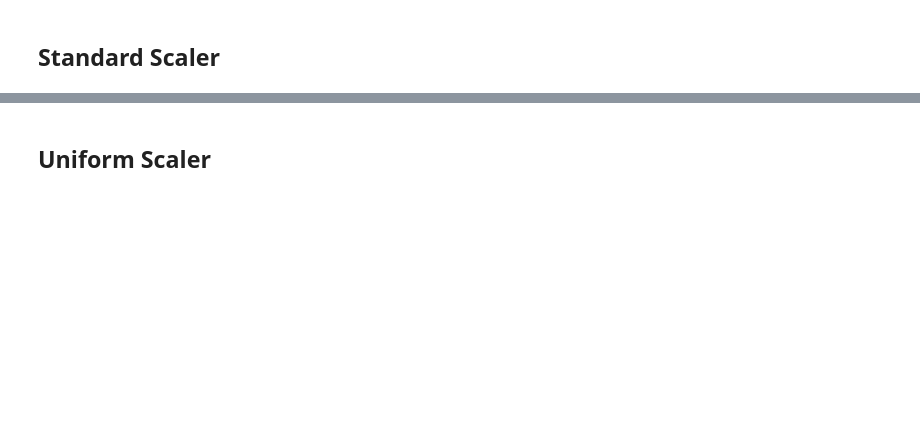
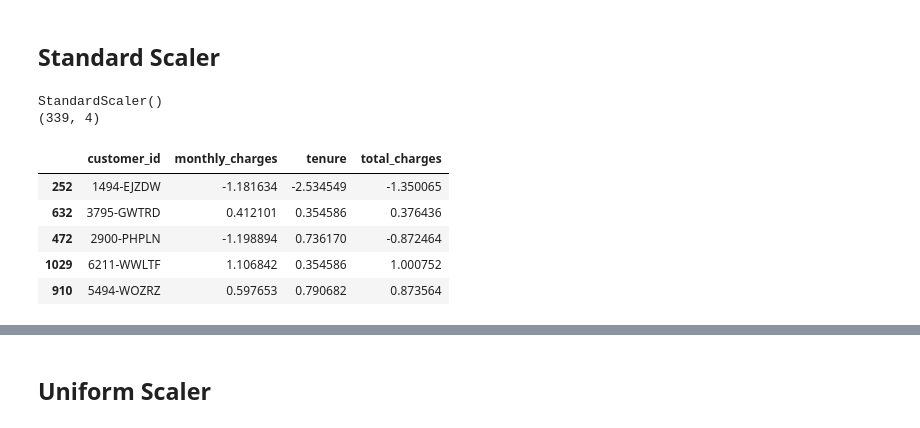
Before and after one commit to CSolitaire/regression-exercises, a Jupyter notebook: wrangle.ipynb, the cells around one changed output, grey strips where cells are left out. Saved outputs shown, nothing was run; the diff lists cells and outputs as text; code cells hidden in the pictures; blank space fills up the shorter version.

```diff
--- a/wrangle.ipynb
+++ b/wrangle.ipynb
@@ -193,11 +266,20 @@ plt.show()
  ## Standard Scaler
 # %%
 # Scale Data
-
+train, validate, test = train_valid_test(df)
 scaler1, train1, validate1, test1 = standard_scaler(train, validate, test)
 print(scaler1)
 print(test1.shape)
 test1.head()
+# %% [output]
+StandardScaler()
+(339, 4)
+|  | customer_id | monthly_charges | tenure | total_charges |
+| 252 | 1494-EJZDW | -1.181634 | -2.534549 | -1.350065 |
+| 632 | 3795-GWTRD | 0.412101 | 0.354586 | 0.376436 |
+| 472 | 2900-PHPLN | -1.198894 | 0.736170 | -0.872464 |
+| 1029 | 6211-WWLTF | 1.106842 | 0.354586 | 1.000752 |
+| 910 | 5494-WOZRZ | 0.597653 | 0.790682 | 0.873564 |
 # %%
 test1.hist()
 plt.show()
```
Also changed, not shown: parts of 27 cells of this notebook.
